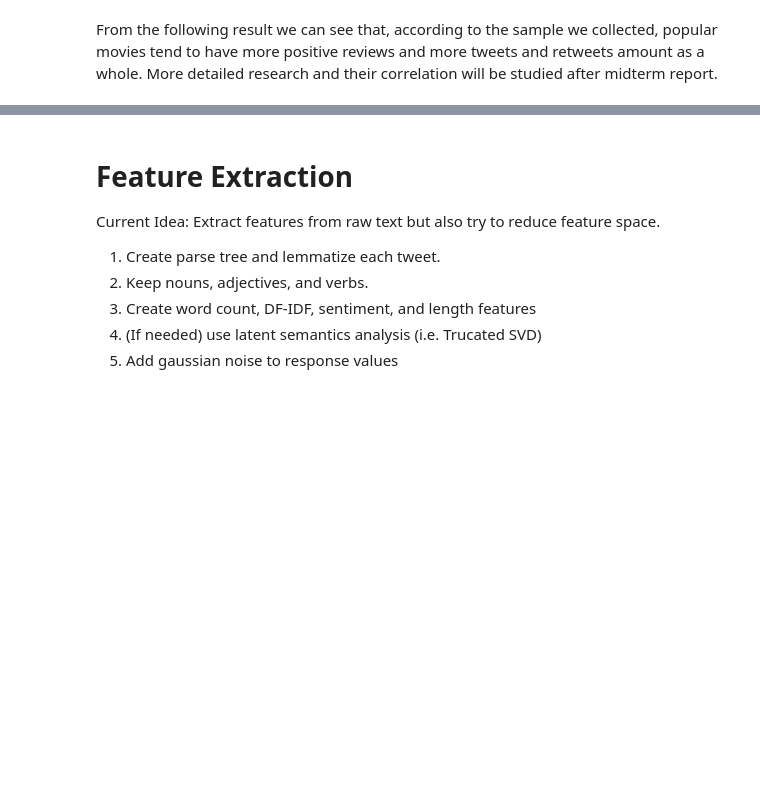
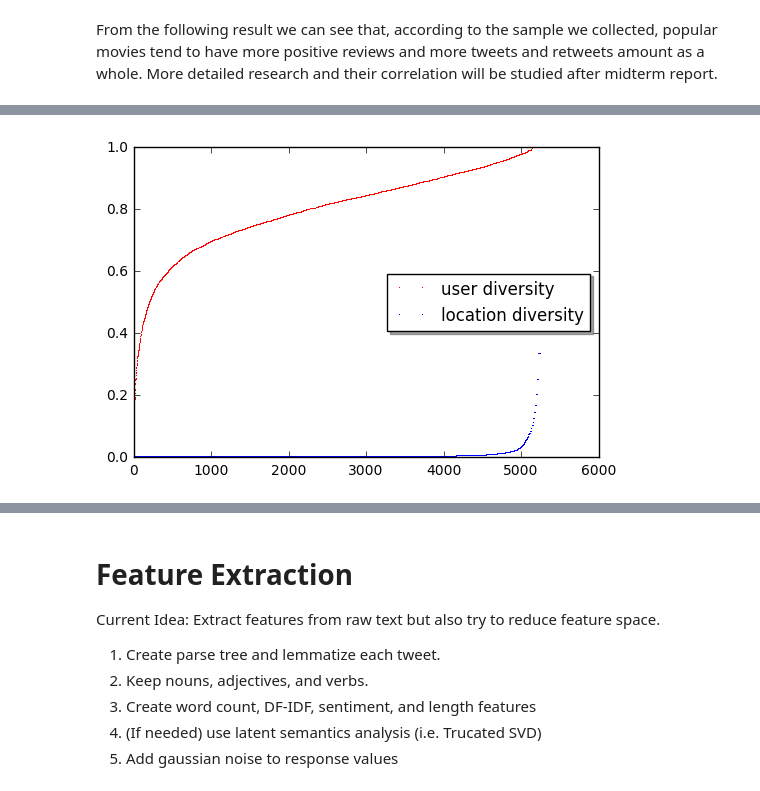
Before and after one commit to law-liet/15-388-688_Project, a Jupyter notebook: project.ipynb, the cells around one changed output, grey strips where cells are left out. Drawn from its saved outputs; the diff is of its cells as text; code cells hidden in the pictures; blank space fills up the shorter version.

Commit message:
add data visualization

```diff
--- a/project.ipynb
+++ b/project.ipynb
@@ -56,4 +58,5 @@ with open('movies_data1.pkl', 'r') as picklefile:
 # %%
 movies = pd.DataFrame(movies_scraped)
 movies.dropna(axis=0, subset=['domestic_total_gross'], inplace=True)
-movies.sort_values(by='domestic_total_gross', ascending=False, inplace=True)
+movies.sort_values(by='domestic_total_gross', ascending=True, inplace=True)
+movies = movies.set_index('BOM_id')
@@ -160,8 +116,8 @@ My Best Friend's Wedding 1997-06-20 1997-08-04
 # %%
-fetched_movie = {}
-directories = glob('data/*')
-print directories
-for directory in directories:
-    BOM_id = directory[5:]
-    print BOM_id
-    fetched_movie[BOM_id] = pd.read_csv(directory, sep=';', index_col=0, dtype={'probability':dict})
+# fetched_movie = {}
+# directories = glob('data/*')
+# print directories
+# for directory in directories:
+#     BOM_id = directory[5:]
+#     print BOM_id
+#     fetched_movie[BOM_id] = pd.read_csv(directory, sep=';', index_col=0, dtype={'probability':dict})
@@ -247,0 +170,9 @@ jurassicpark4  :  Counter({0: 481, 1: 334, -1: 185}) total:  1000
+# %%
+with open('movies_tweets_combined.pkl', 'r') as picklefile:
+    movies_tweets_combined = pickle.load(picklefile)
+
+with open('movies_after_2008_tweets.pkl', 'r') as picklefile:
+    tweets = pickle.load(picklefile)
+# %%
+all_movies = movies.loc[movies_tweets_combined['name']]
+all_movies.sort_values(by='domestic_total_gross', ascending=True, inplace=True)
@@ -247,0 +188,21 @@ jurassicpark4  :  Counter({0: 481, 1: 334, -1: 185}) total:  1000
+# %%
+def diversity_user(df):
+    return float(df['"username'].unique().shape[0]) / df.shape[0]
+
+def diversity_location(df):
+    return float(df['geo'].unique().shape[0]) / df.shape[0]
+
+diversity_users = np.array([diversity_user(tweets[BOM_id]) for BOM_id in all_movies.index])
+diversity_locations = np.array([diversity_location(tweets[BOM_id]) for BOM_id in all_movies.index])
+
+# N = len(diversity_users)
+# Plot outputs
+diversity_users.sort()
+diversity_locations.sort()
+fig, ax = plt.subplots()
+ax.plot(diversity_users, 'r,', label='user diversity')
+ax.plot(diversity_locations, 'b,', label='location diversity')
+legend = ax.legend(loc='center right', shadow=True)
+plt.show()
+# %% [output]
+[figure, added]
```
Also changed, not shown: parts of 32 cells of this notebook, 10 other files.
